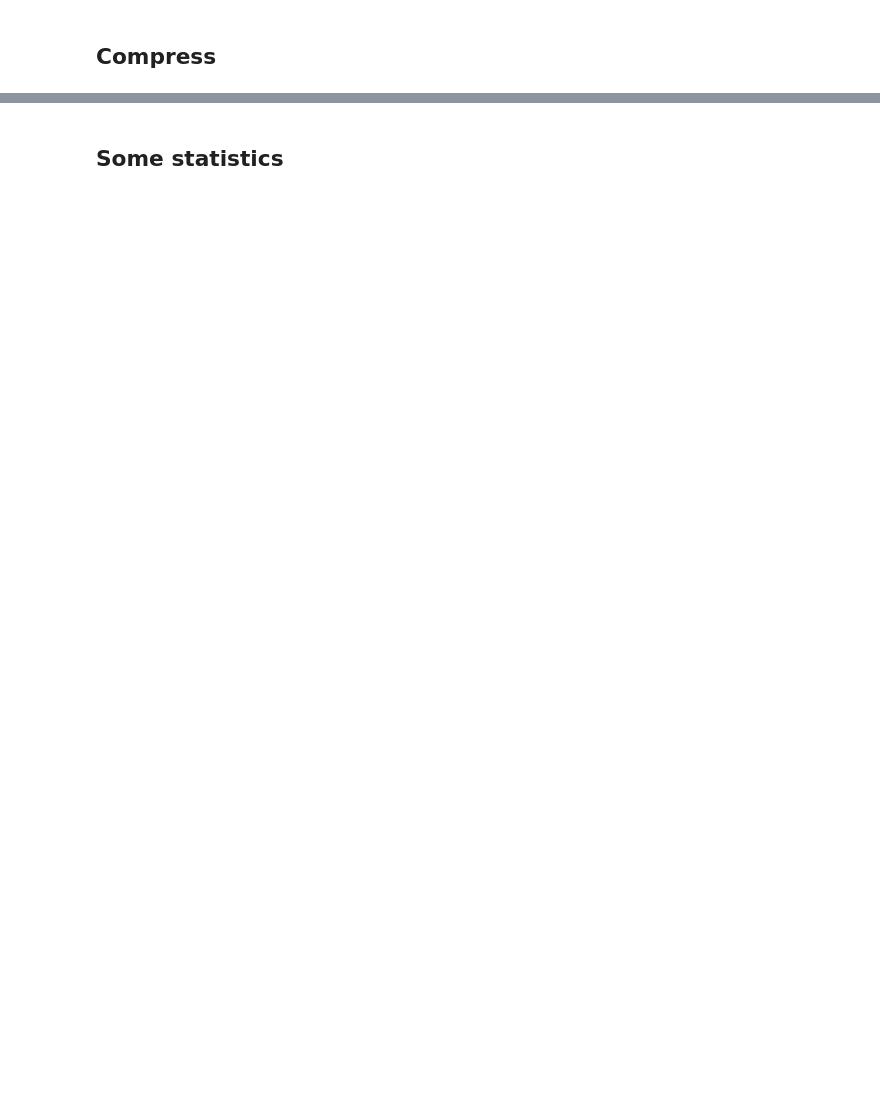
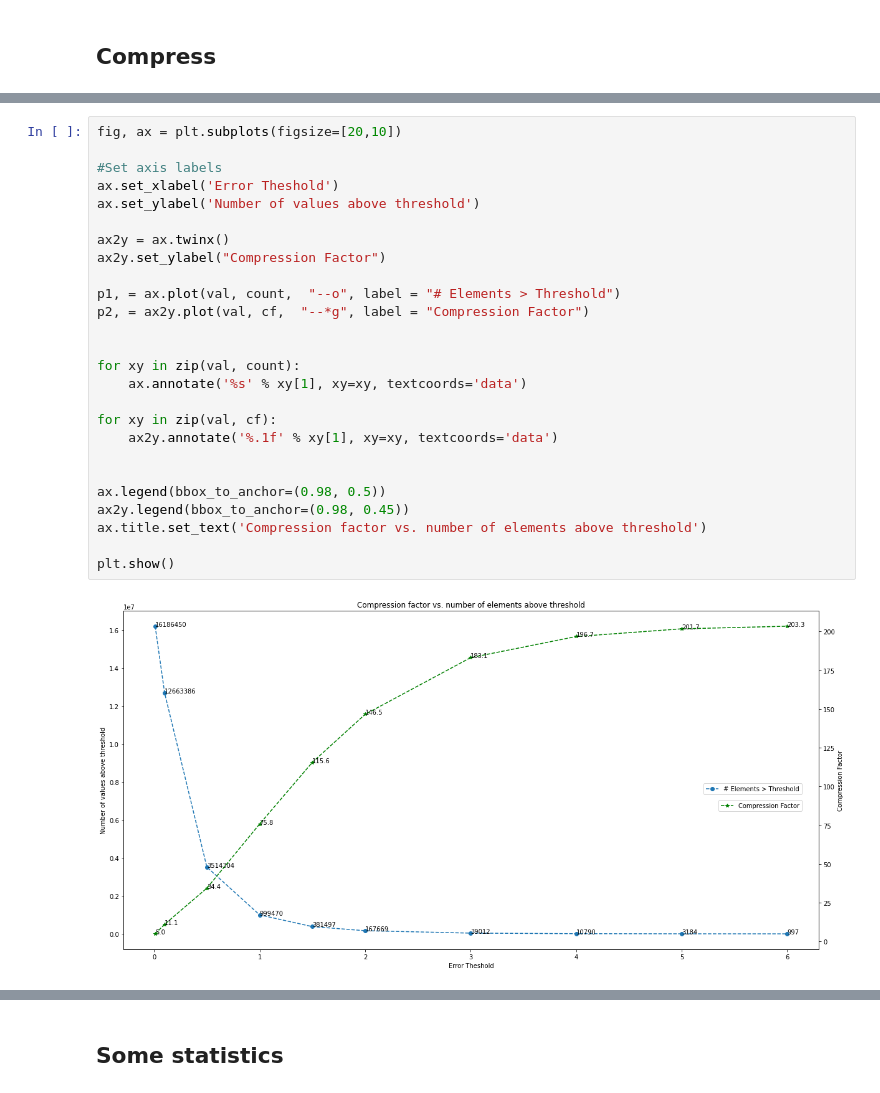
Before and after one commit to SilkeDH/lossy-ml, a Jupyter notebook: notebooks/Compressor.ipynb, the cells around one changed output, grey strips where cells are left out. Drawn from its saved outputs; the diff is of its cells as text; blank space fills up the shorter version.

```diff
--- a/notebooks/Compressor.ipynb
+++ b/notebooks/Compressor.ipynb
@@ -27,0 +141,28 @@ Compression factor: 102.54222222222222
+# %%
+fig, ax = plt.subplots(figsize=[20,10])
+
+#Set axis labels
+ax.set_xlabel('Error Theshold')
+ax.set_ylabel('Number of values above threshold')
+
+ax2y = ax.twinx()
+ax2y.set_ylabel("Compression Factor")
+
+p1, = ax.plot(val, count,  "--o", label = "# Elements > Threshold")
+p2, = ax2y.plot(val, cf,  "--*g", label = "Compression Factor")
+
+
+for xy in zip(val, count):
+    ax.annotate('%s' % xy[1], xy=xy, textcoords='data')
+
+for xy in zip(val, cf):
+    ax2y.annotate('%.1f' % xy[1], xy=xy, textcoords='data')
+
+
+ax.legend(bbox_to_anchor=(0.98, 0.5))
+ax2y.legend(bbox_to_anchor=(0.98, 0.45))
+ax.title.set_text('Compression factor vs. number of elements above threshold')
+
+plt.show()
+# %% [output]
+[figure, added]
```
Also changed, not shown: parts of 33 cells of this notebook, 16 other files.
